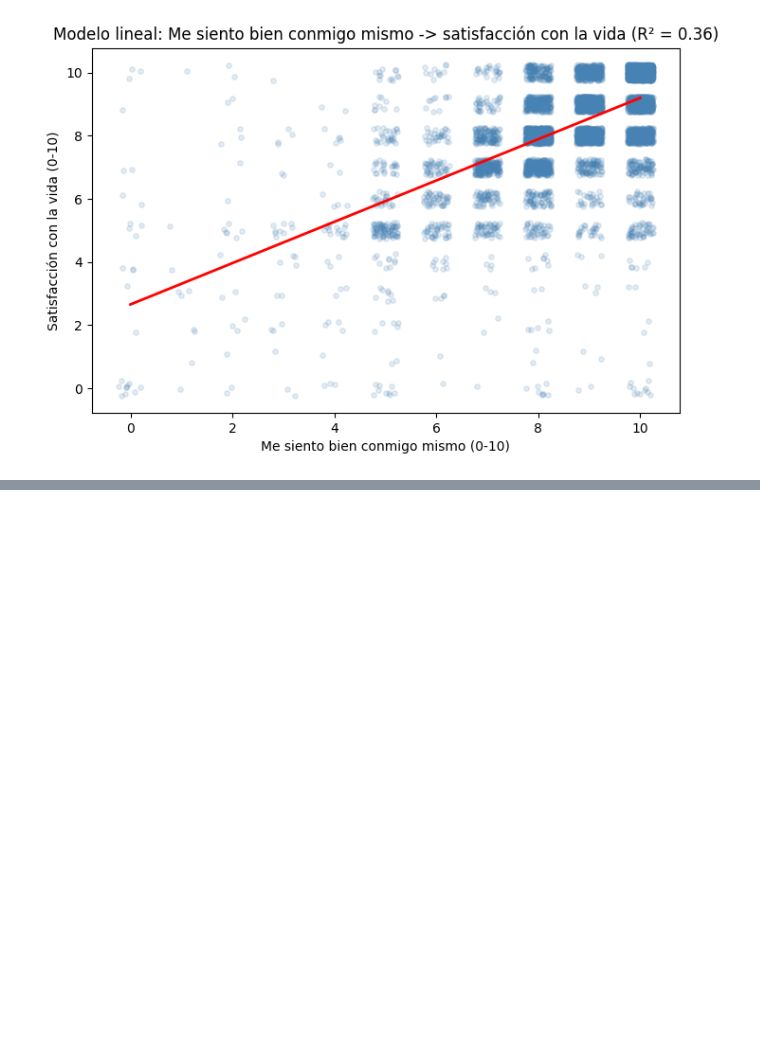
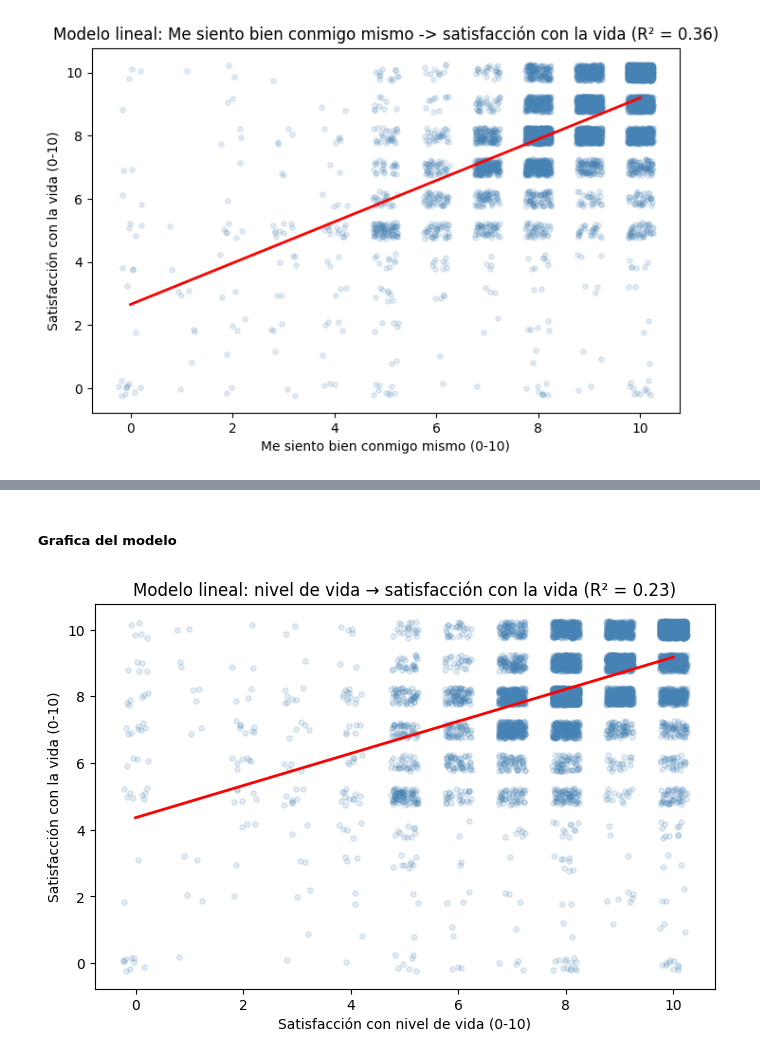
Before and after one commit to jcvzza/bienestar_y_felicidad_en_mexico_2021_2024, a Jupyter notebook: Modelos Lineales y Correlación (Práctica 5)/modelos_lineales_correlacion.ipynb, the cells around one changed output, grey strips where cells are left out. Cells and saved outputs as stored; diff of their text form; code cells hidden in the pictures; blank space fills up the shorter version.

Commit message:
#modelo lineal de la relacion con el nivel de vida

```diff
--- a/Modelos Lineales y Correlación (Práctica 5)/modelos_lineales_correlacion.ipynb
+++ b/Modelos Lineales y Correlación (Práctica 5)/modelos_lineales_correlacion.ipynb
@@ -113,0 +118,8 @@ plt.show()
+# %%
+#preparamos los datos para realizar nuestro modelo, quitamos nuestras pregunta a analizar y nuestra pregunta objetivo que es la satisfaccion con la vida
+datos_p5_1 = df_biare[['cb_P5_1', 'cb_P1']].dropna()
+
+#se guarda en x nuestra pregunta a analizar y en y nuestra pregunta objetivo que es la satisfaccion con la vida
+X_p5_1 = datos_p5_1[['cb_P5_1']] #hay que usar doble corchete porque en statsmodels lee tablas, no columnas
+X_sm_p5_1 = sm.add_constant(X_p5_1) #agregamos una constante para el modelo de statsmodels
+y_p5_1 = datos_p5_1['cb_P1']
@@ -113,0 +128,4 @@ plt.show()
+# %%
+#creamos el modelo de regresion lineal con statsmodels y lo entrenamos
+modelo_sm_p5_1 = sm.OLS(y_p5_1, X_sm_p5_1).fit()
+print(modelo_sm_p5_1.summary())
@@ -113,0 +158,19 @@ plt.show()
+# %% [markdown]
+##### Grafica del modelo
+# %%
+rng = np.random.default_rng(42)
+x_jit = X_p5_1['cb_P5_1'] + rng.uniform(-0.25, 0.25, len(X_p5_1))
+y_jit = y_p5_1 + rng.uniform(-0.25, 0.25, len(y_p5_1))
+
+x_linea = pd.DataFrame({'cb_P5_1': np.linspace(0, 10, 100)})
+y_linea = modelo_sm_p5_1.predict(sm.add_constant(x_linea))
+
+plt.figure(figsize=(8, 5))
+plt.scatter(x_jit, y_jit, alpha=0.15, color='steelblue', s=15)
+plt.plot(x_linea['cb_P5_1'], y_linea, color='red', linewidth=2)
+plt.title(f'Modelo lineal: nivel de vida → satisfacción con la vida (R² = {modelo_sm_p5_1.rsquared:.2f})')
+plt.xlabel('Satisfacción con nivel de vida (0-10)')
+plt.ylabel('Satisfacción con la vida (0-10)')
+plt.show()
+# %% [output]
+[figure, added]
```
Also changed, not shown: parts of 6 cells of this notebook.
